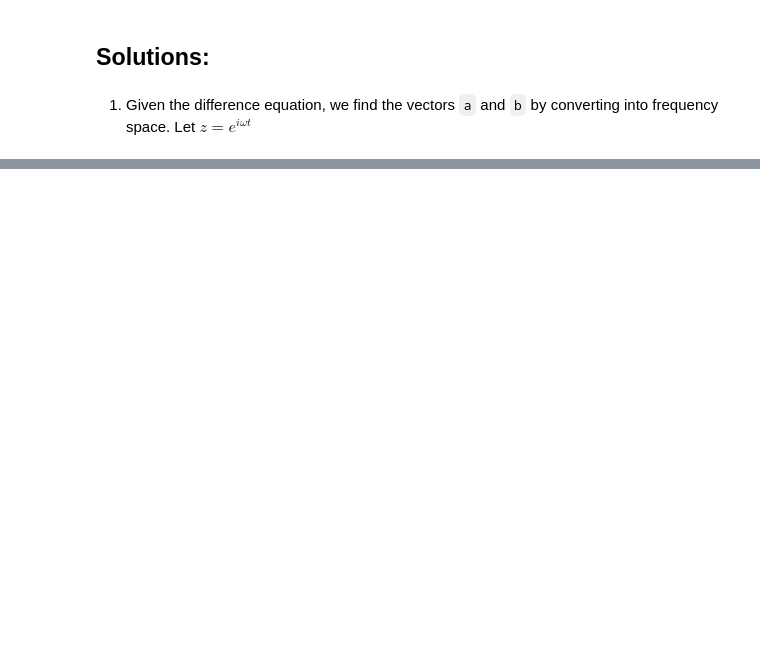
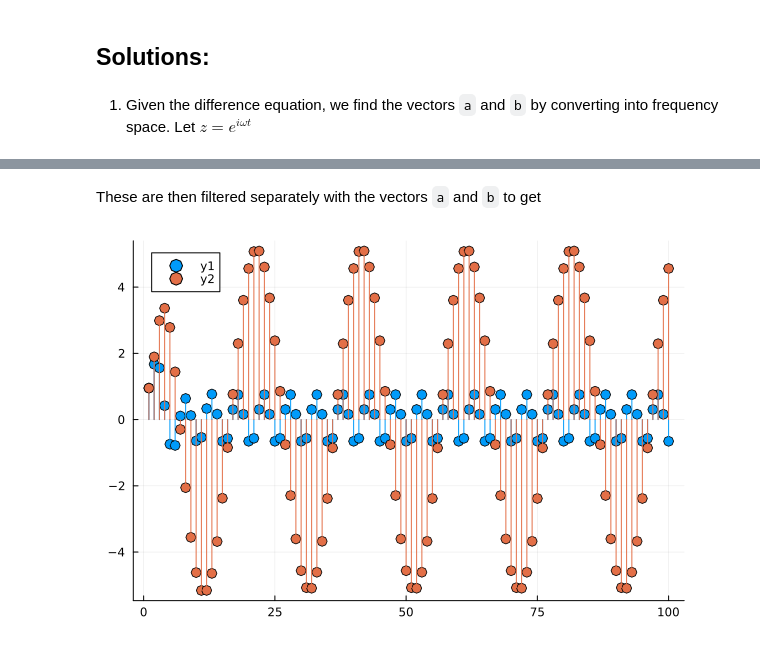
Before and after one commit to trevorolsson/DSP-Projects, a Jupyter notebook: Project 2/Project2.ipynb, the cells around one changed output, grey strips where cells are left out. Drawn from its saved outputs; the diff is of its cells as text; code cells hidden in the pictures; blank space fills up the shorter version.

```diff
--- a/Project 2/Project2.ipynb
+++ b/Project 2/Project2.ipynb
@@ -34,0 +164,9 @@ This project examines linear-time invariant systems and their representations wi
+# %% [markdown]
+These are then filtered separately with the vectors <code>a</code> and <code>b</code> to get
+# %%
+filt_sin = filt(b,a,y1)
+filt_cos = filt(b,a,y2)
+
+plot(t, [filt_sin, filt_cos], lines=:stem, marker=:o, markersize=5)
+# %% [output]
+[figure, added]
```
Also changed, not shown: parts of 23 cells of this notebook.
